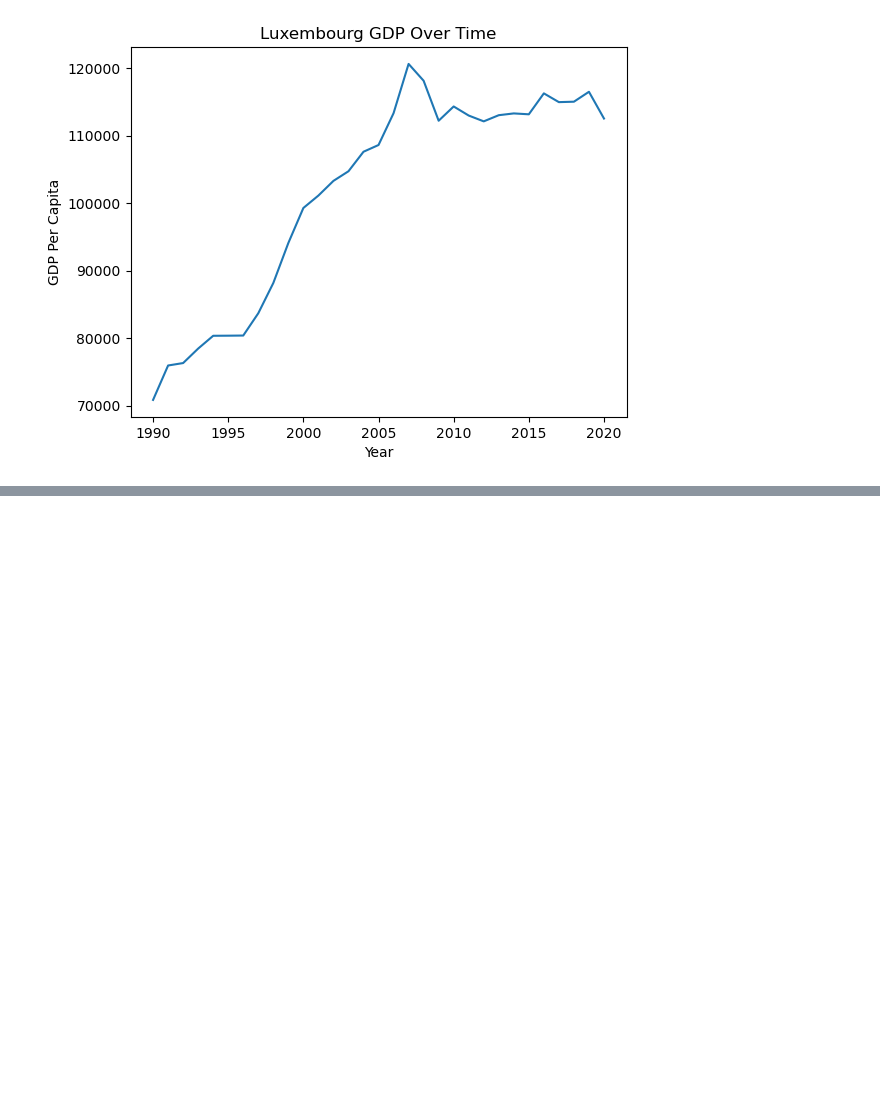
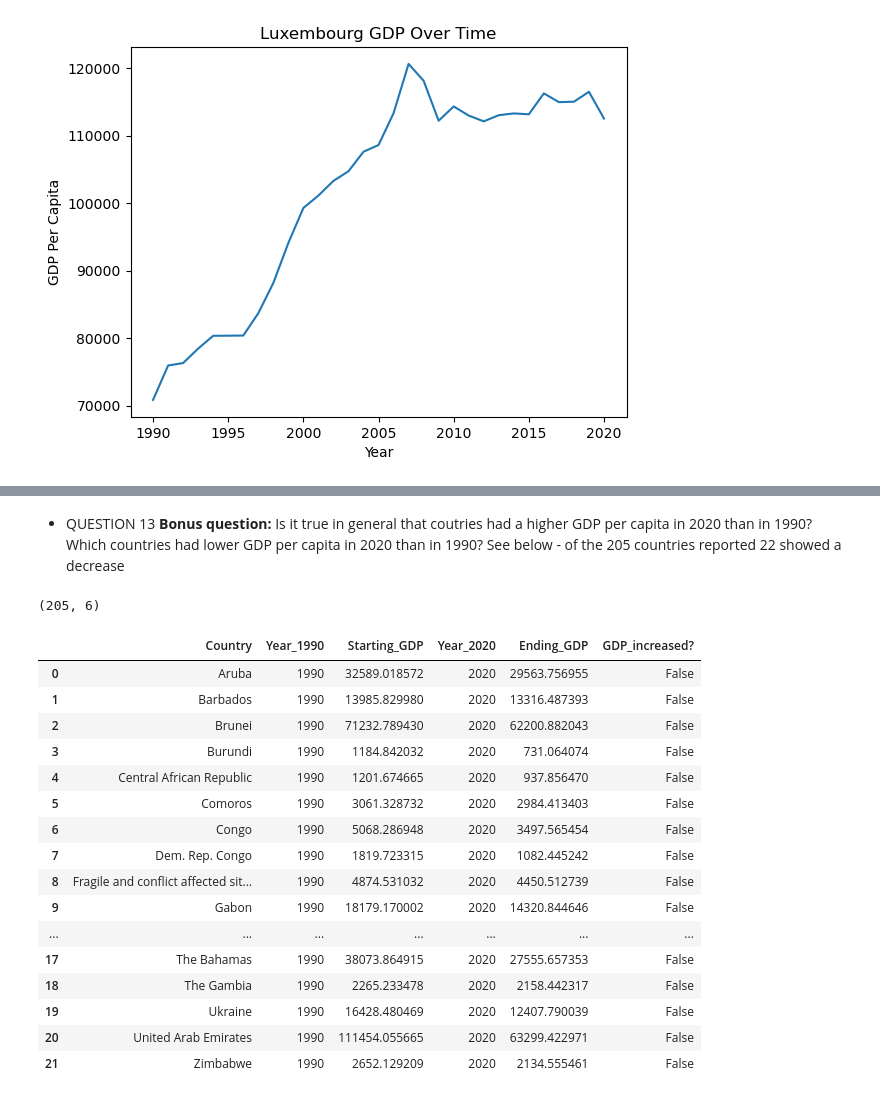
Before and after one commit to NSS-Full-Time-Data-Analytics-11/un-project-nelson-aaron-j, a Jupyter notebook: notebooks/nelson_un_project.ipynb, the cells around one changed output, grey strips where cells are left out. Saved outputs shown, nothing was run; the diff lists cells and outputs as text; code cells hidden in the pictures; blank space fills up the shorter version.

```diff
--- a/notebooks/nelson_un_project.ipynb
+++ b/notebooks/nelson_un_project.ipynb
@@ -305,0 +330,7 @@ Text(0, 0.5, 'GDP Per Capita')
+# %%
+gdp1990_2020 = pd.merge(gdp1990, gdp2020,
+                               on = 'Country',
+                               how = 'inner')
+# %%
+gdp1990_2020 = gdp1990_2020.rename(columns = {'Year_x': 'Year_1990', 'Year_y': 'Year_2020', 'GDP_Per_Capita_x': 'Starting_GDP', 'GDP_Per_Capita_y': 'Ending_GDP'})
+gdp1990_2020
@@ -305,0 +351,4 @@ Text(0, 0.5, 'GDP Per Capita')
+# %%
+# Added an additonal boolean column to the new dataframe
+gdp1990_2020['GDP_increased?'] = gdp1990_2020.Starting_GDP < gdp1990_2020.Ending_GDP
+gdp1990_2020
@@ -305,0 +369,28 @@ Text(0, 0.5, 'GDP Per Capita')
+# %%
+# Filtering and reset of index
+filtered_gdp1990_2020 = gdp1990_2020.query('`GDP_increased?` == False').reset_index(drop=True)
+# %% [markdown]
+- QUESTION 13 **Bonus question:** Is it true in general that coutries had a higher GDP per capita in 2020 than in 1990?
+    Which countries had lower GDP per capita in 2020 than in 1990? See below - of the 205 countries reported 22 showed a decrease
+# %%
+print(gdp1990_2020.shape)
+filtered_gdp1990_2020
+# %% [output]
+(205, 6)
+|  | Country | Year_1990 | Starting_GDP | Year_2020 | Ending_GDP | GDP_increased? |
+| 0 | Aruba | 1990 | 32589.018572 | 2020 | 29563.756955 | False |
+| 1 | Barbados | 1990 | 13985.829980 | 2020 | 13316.487393 | False |
+| 2 | Brunei | 1990 | 71232.789430 | 2020 | 62200.882043 | False |
+| 3 | Burundi | 1990 | 1184.842032 | 2020 | 731.064074 | False |
+| 4 | Central African Republic | 1990 | 1201.674665 | 2020 | 937.856470 | False |
+| 5 | Comoros | 1990 | 3061.328732 | 2020 | 2984.413403 | False |
+| 6 | Congo | 1990 | 5068.286948 | 2020 | 3497.565454 | False |
+| 7 | Dem. Rep. Congo | 1990 | 1819.723315 | 2020 | 1082.445242 | False |
+| 8 | Fragile and conflict affected sit... | 1990 | 4874.531032 | 2020 | 4450.512739 | False |
+| 9 | Gabon | 1990 | 18179.170002 | 2020 | 14320.844646 | False |
+| ... | ... | ... | ... | ... | ... | ... |
+| 17 | The Bahamas | 1990 | 38073.864915 | 2020 | 27555.657353 | False |
+| 18 | The Gambia | 1990 | 2265.233478 | 2020 | 2158.442317 | False |
+| 19 | Ukraine | 1990 | 16428.480469 | 2020 | 12407.790039 | False |
+| 20 | United Arab Emirates | 1990 | 111454.055665 | 2020 | 63299.422971 | False |
+| 21 | Zimbabwe | 1990 | 2652.129209 | 2020 | 2134.555461 | False |
```
Also changed, not shown: parts of 46 cells of this notebook.
